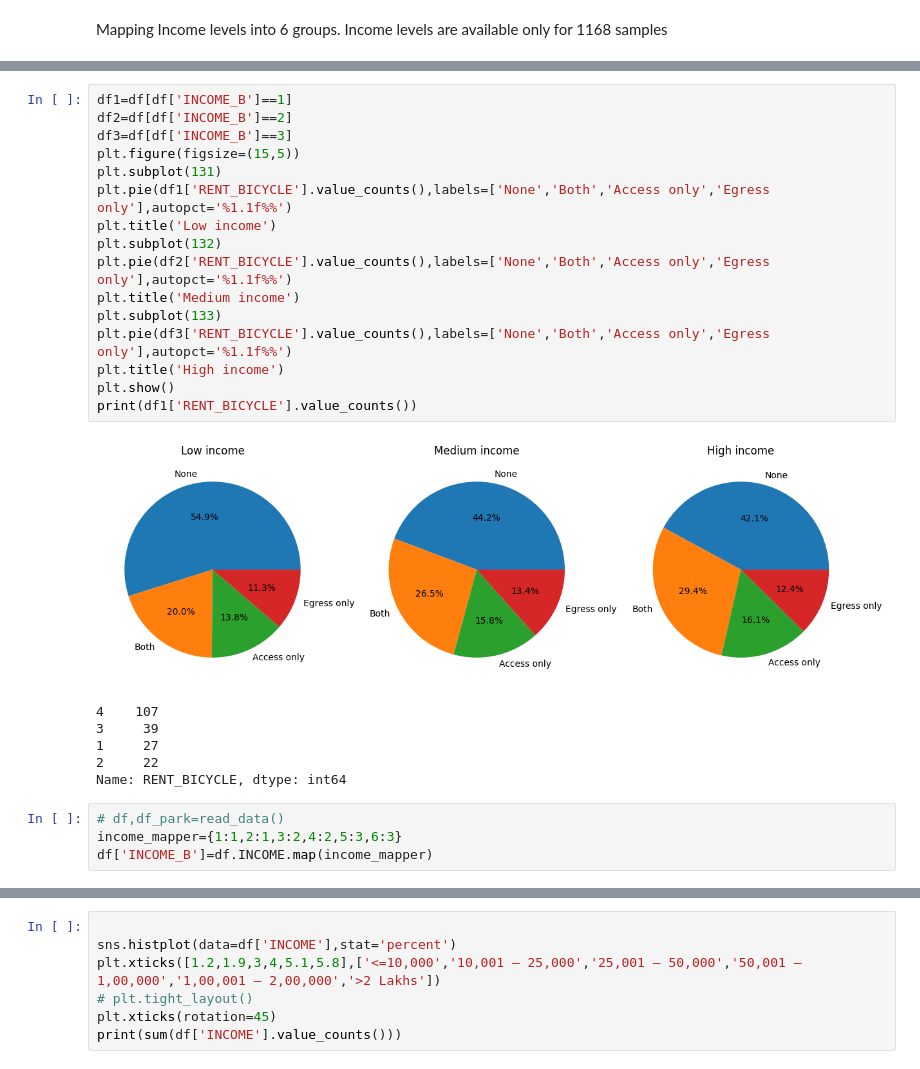
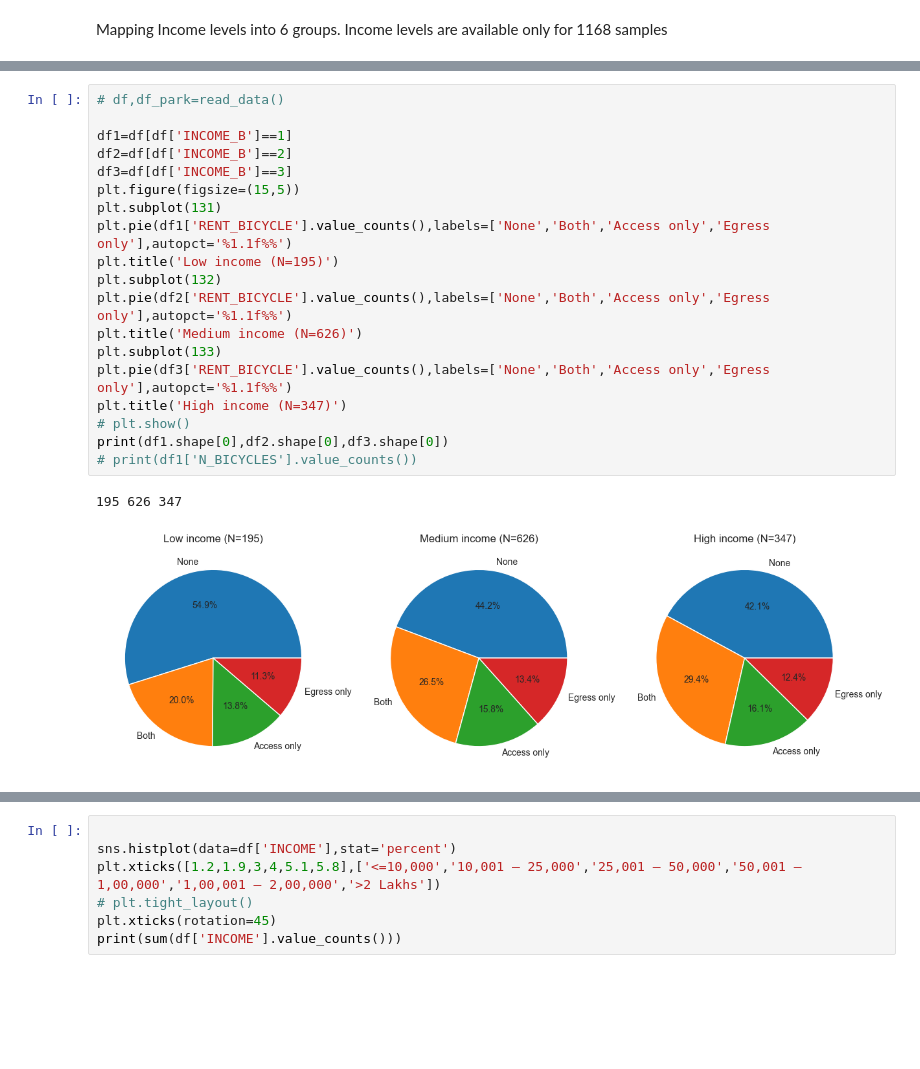
Before and after one commit to Gavaskar24/Metro, a Jupyter notebook: EDA.ipynb, the cells around one changed output, grey strips where cells are left out. Drawn from its saved outputs; the diff is of its cells as text; blank space fills up the shorter version.

```diff
--- a/EDA.ipynb
+++ b/EDA.ipynb
@@ -209,27 +213,22 @@ Name: INCOME_B, dtype: int64
 # %%
+# df,df_park=read_data()
+
 df1=df[df['INCOME_B']==1]
 df2=df[df['INCOME_B']==2]
 df3=df[df['INCOME_B']==3]
 plt.figure(figsize=(15,5))
 plt.subplot(131)
 plt.pie(df1['RENT_BICYCLE'].value_counts(),labels=['None','Both','Access only','Egress only'],autopct='%1.1f%%')
-plt.title('Low income')
+plt.title('Low income (N=195)')
 plt.subplot(132)
 plt.pie(df2['RENT_BICYCLE'].value_counts(),labels=['None','Both','Access only','Egress only'],autopct='%1.1f%%')
-plt.title('Medium income')
+plt.title('Medium income (N=626)')
 plt.subplot(133)
 plt.pie(df3['RENT_BICYCLE'].value_counts(),labels=['None','Both','Access only','Egress only'],autopct='%1.1f%%')
-plt.title('High income')
-plt.show()
-print(df1['RENT_BICYCLE'].value_counts())
+plt.title('High income (N=347)')
+# plt.show()
+print(df1.shape[0],df2.shape[0],df3.shape[0])
+# print(df1['N_BICYCLES'].value_counts())
 # %% [output]
+195 626 347
-[figure, old version]
+[figure, new version]
-4    107
-3     39
-1     27
-2     22
-Name: RENT_BICYCLE, dtype: int64
-# %%
-# df,df_park=read_data()
-income_mapper={1:1,2:1,3:2,4:2,5:3,6:3}
-df['INCOME_B']=df.INCOME.map(income_mapper)
```
Also changed, not shown: parts of 25 cells of this notebook.
